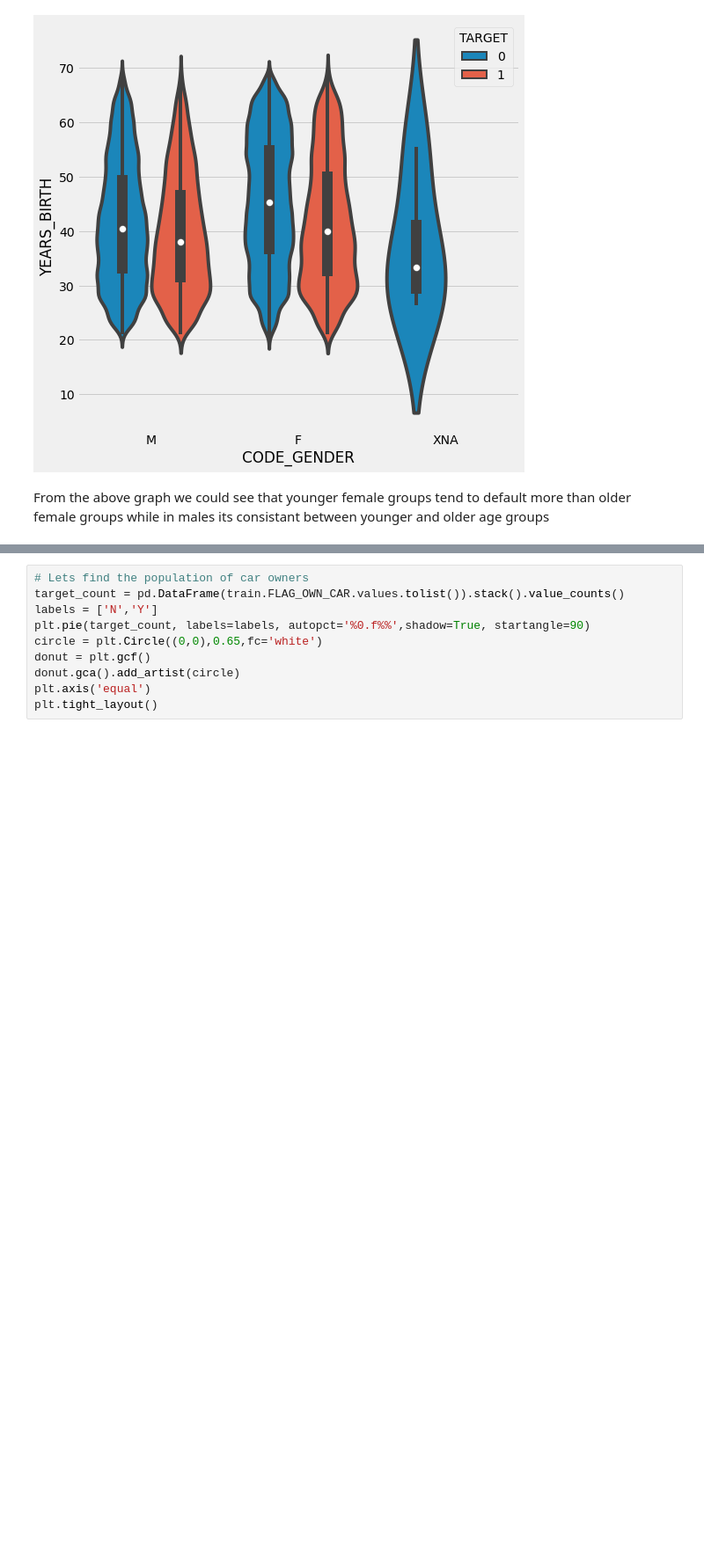
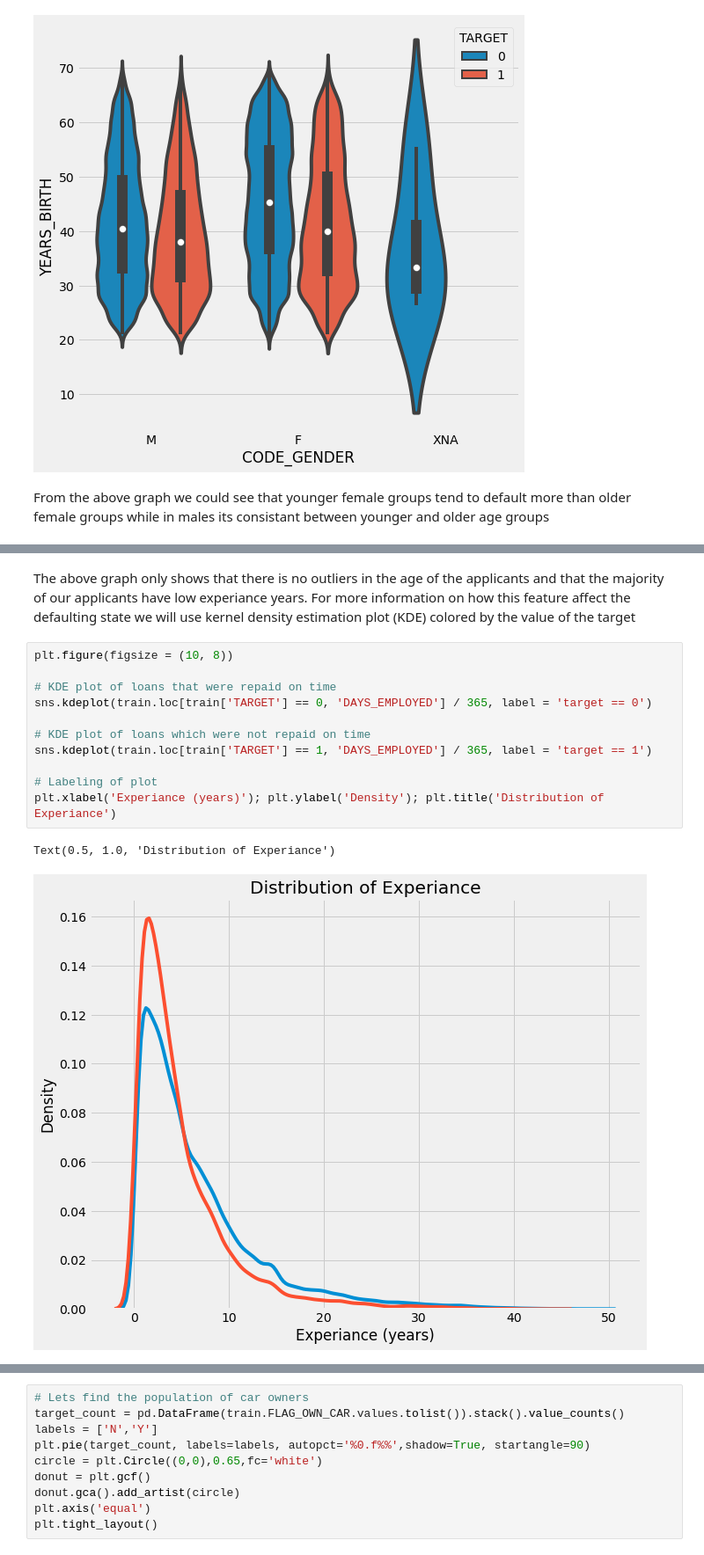
Before and after one commit to HebaAladdin/Kaggle-home-credit-risk, a Jupyter notebook: EDA/Exploratory Data Analysis.ipynb, the cells around one changed output, grey strips where cells are left out. Shown at 88% size. Saved outputs shown, nothing was run; the diff lists cells and outputs as text; blank space fills up the shorter version.

```diff
--- a/EDA/Exploratory Data Analysis.ipynb
+++ b/EDA/Exploratory Data Analysis.ipynb
@@ -400,0 +425,16 @@ From the above graph we could see that younger female groups tend to default mor
+# %% [markdown]
+The above graph only shows that there is no outliers in the age of the applicants and that the majority of our applicants have low experiance years. For more information on how this feature affect the defaulting state we will use kernel density estimation plot (KDE) colored by the value of the target
+# %%
+plt.figure(figsize = (10, 8))
+
+# KDE plot of loans that were repaid on time
+sns.kdeplot(train.loc[train['TARGET'] == 0, 'DAYS_EMPLOYED'] / 365, label = 'target == 0')
+
+# KDE plot of loans which were not repaid on time
+sns.kdeplot(train.loc[train['TARGET'] == 1, 'DAYS_EMPLOYED'] / 365, label = 'target == 1')
+
+# Labeling of plot
+plt.xlabel('Experiance (years)'); plt.ylabel('Density'); plt.title('Distribution of Experiance')
+# %% [output]
+Text(0.5, 1.0, 'Distribution of Experiance')
+[figure, added]
```
Also changed, not shown: parts of 17 cells of this notebook, 1 other file.
